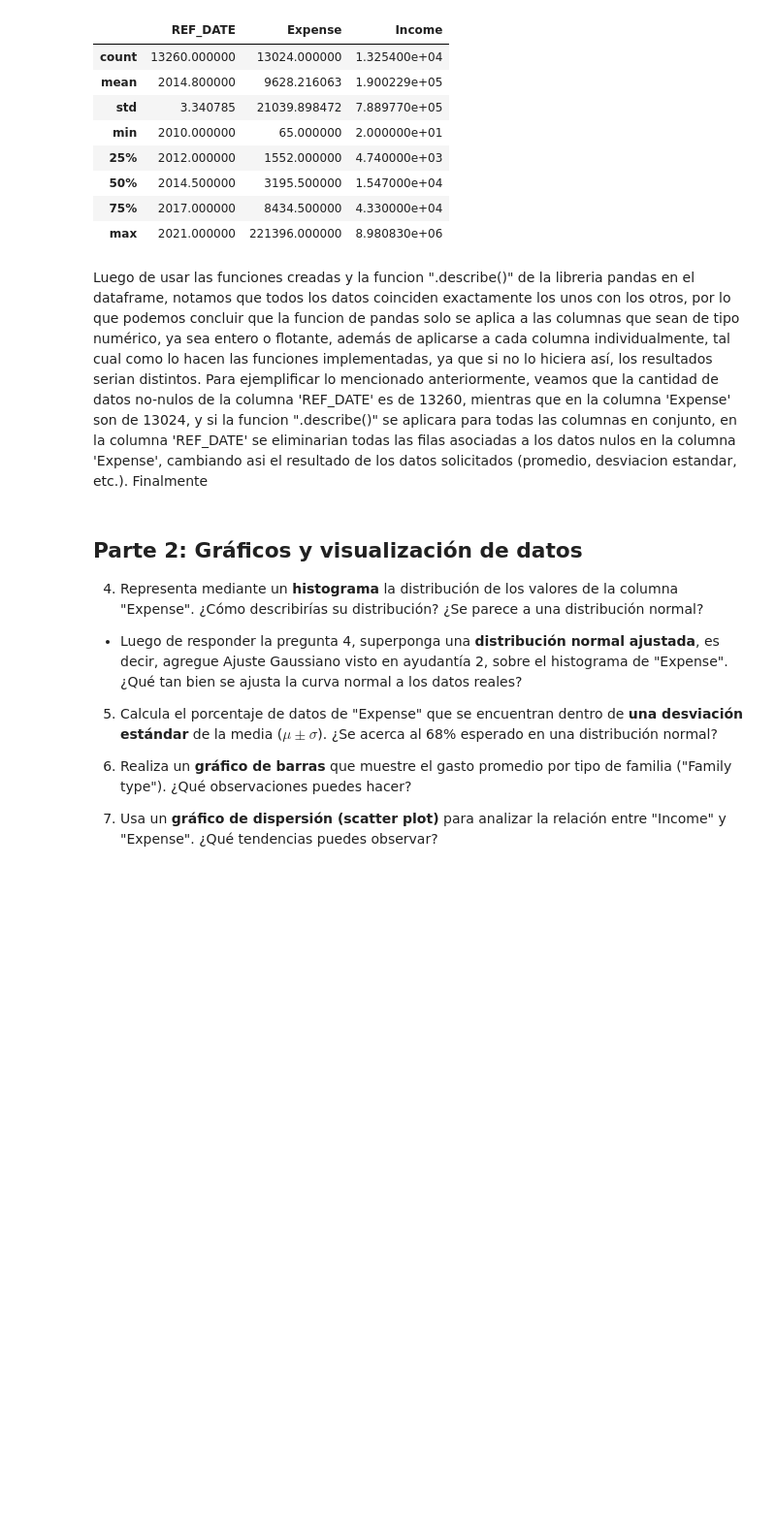
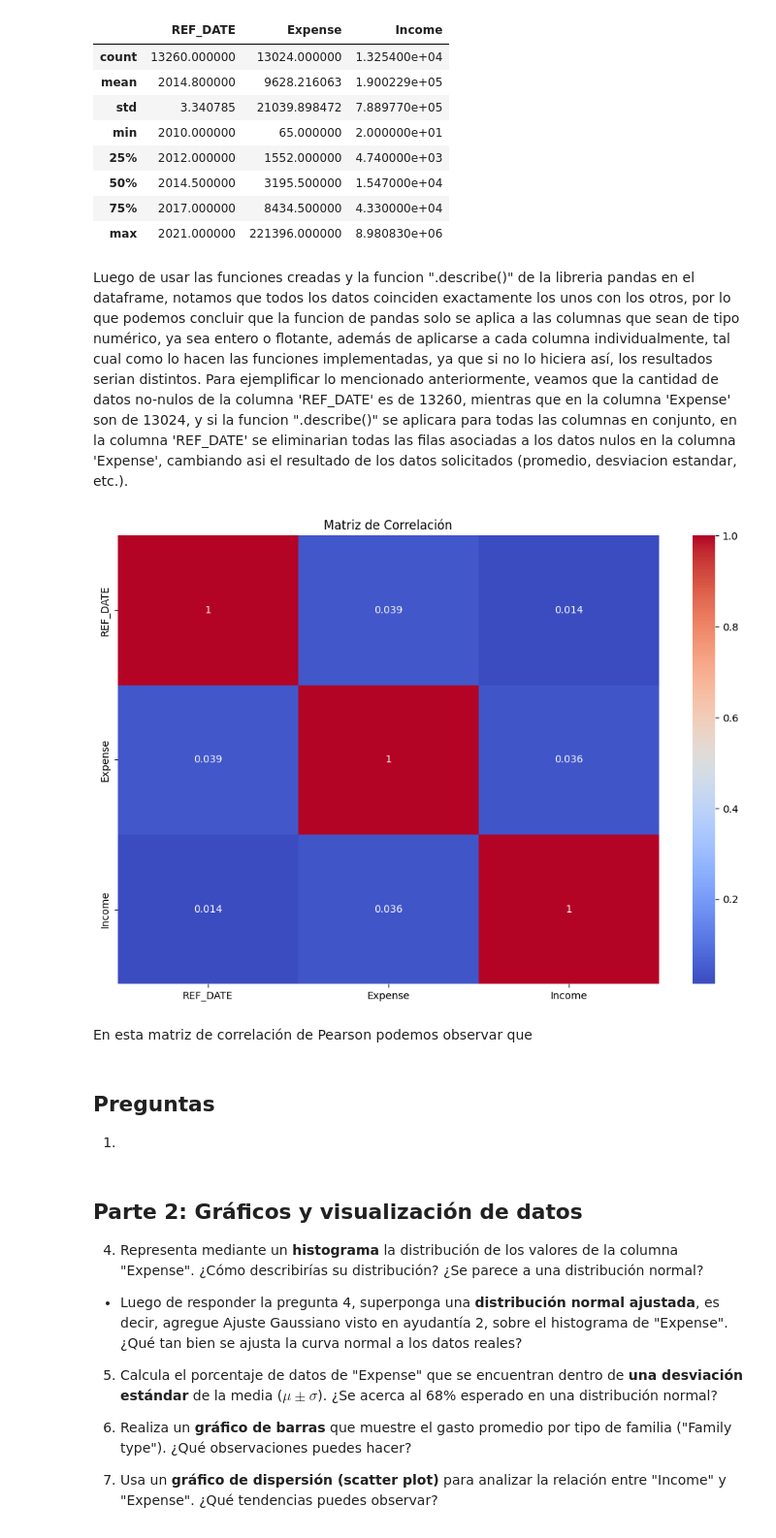
Before and after one commit to FelipeScanda/Mineria-de-Datos, a Jupyter notebook: Tarea 1/Tarea 1 Mineria de Datos, Felipe Scanda.ipynb, the cells around one changed output. Shown at 97% size. Cells and saved outputs as stored; diff of their text form; code cells hidden in the pictures; blank space fills up the shorter version.

```diff
--- a/Tarea 1/Tarea 1 Mineria de Datos, Felipe Scanda.ipynb
+++ b/Tarea 1/Tarea 1 Mineria de Datos, Felipe Scanda.ipynb
@@ -215,7 +215,25 @@ Income 788946.9596454102
 | 75% | 2017.000000 | 8434.500000 | 4.330000e+04 |
 | max | 2021.000000 | 221396.000000 | 8.980830e+06 |
 # %% [markdown]
-Luego de usar las funciones creadas y la funcion ".describe()" de la libreria pandas en el dataframe, notamos que todos los datos coinciden exactamente los unos con los otros, por lo que podemos concluir que la funcion de pandas solo se aplica a las columnas que sean de tipo numérico, ya sea entero o flotante, además de aplicarse a cada columna individualmente, tal cual como lo hacen las funciones implementadas, ya que si no lo hiciera así, los resultados serian distintos. Para ejemplificar lo mencionado anteriormente, veamos que la cantidad de datos no-nulos de la columna 'REF_DATE' es de 13260, mientras que en la columna 'Expense' son de 13024, y si la funcion ".describe()" se aplicara para todas las columnas en conjunto, en la columna 'REF_DATE' se eliminarian todas las filas asociadas a los datos nulos en la columna 'Expense', cambiando asi el resultado de los datos solicitados (promedio, desviacion estandar, etc.). Finalmente
+Luego de usar las funciones creadas y la funcion ".describe()" de la libreria pandas en el dataframe, notamos que todos los datos coinciden exactamente los unos con los otros, por lo que podemos concluir que la funcion de pandas solo se aplica a las columnas que sean de tipo numérico, ya sea entero o flotante, además de aplicarse a cada columna individualmente, tal cual como lo hacen las funciones implementadas, ya que si no lo hiciera así, los resultados serian distintos. Para ejemplificar lo mencionado anteriormente, veamos que la cantidad de datos no-nulos de la columna 'REF_DATE' es de 13260, mientras que en la columna 'Expense' son de 13024, y si la funcion ".describe()" se aplicara para todas las columnas en conjunto, en la columna 'REF_DATE' se eliminarian todas las filas asociadas a los datos nulos en la columna 'Expense', cambiando asi el resultado de los datos solicitados (promedio, desviacion estandar, etc.).
+# %%
+#Matriz de correlacion
+
+numeros = df.select_dtypes(include=[np.number])
+matriz_correlacion = numeros.corr()
+
+plt.figure(figsize=(12, 8))
+sns.heatmap(matriz_correlacion, annot=True, cmap='coolwarm')
+plt.title("Matriz de Correlación")
+plt.show()
+# %% [output]
+[figure, added]
+# %% [markdown]
+En esta matriz de correlación de Pearson podemos observar que
+# %% [markdown]
+## Preguntas
+
+1.
 # %% [markdown]
 ## **Parte 2: Gráficos y visualización de datos**
 
```
